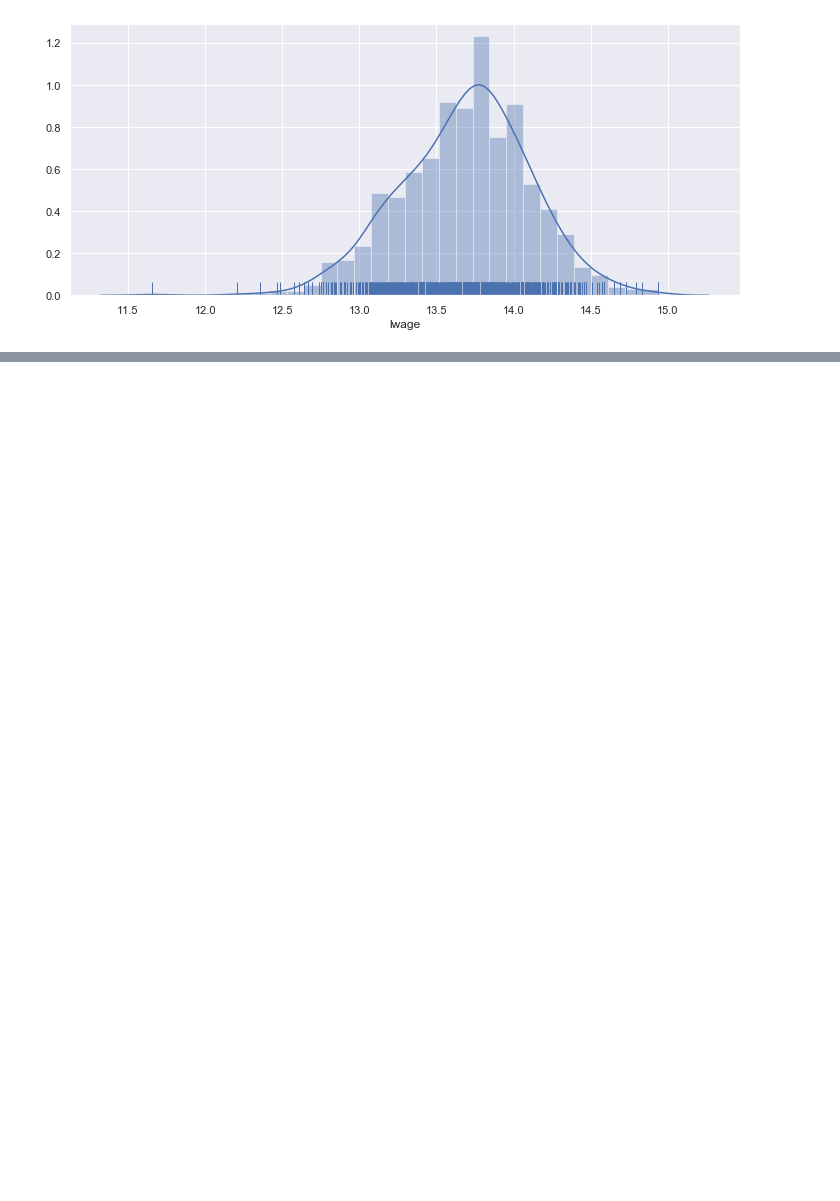
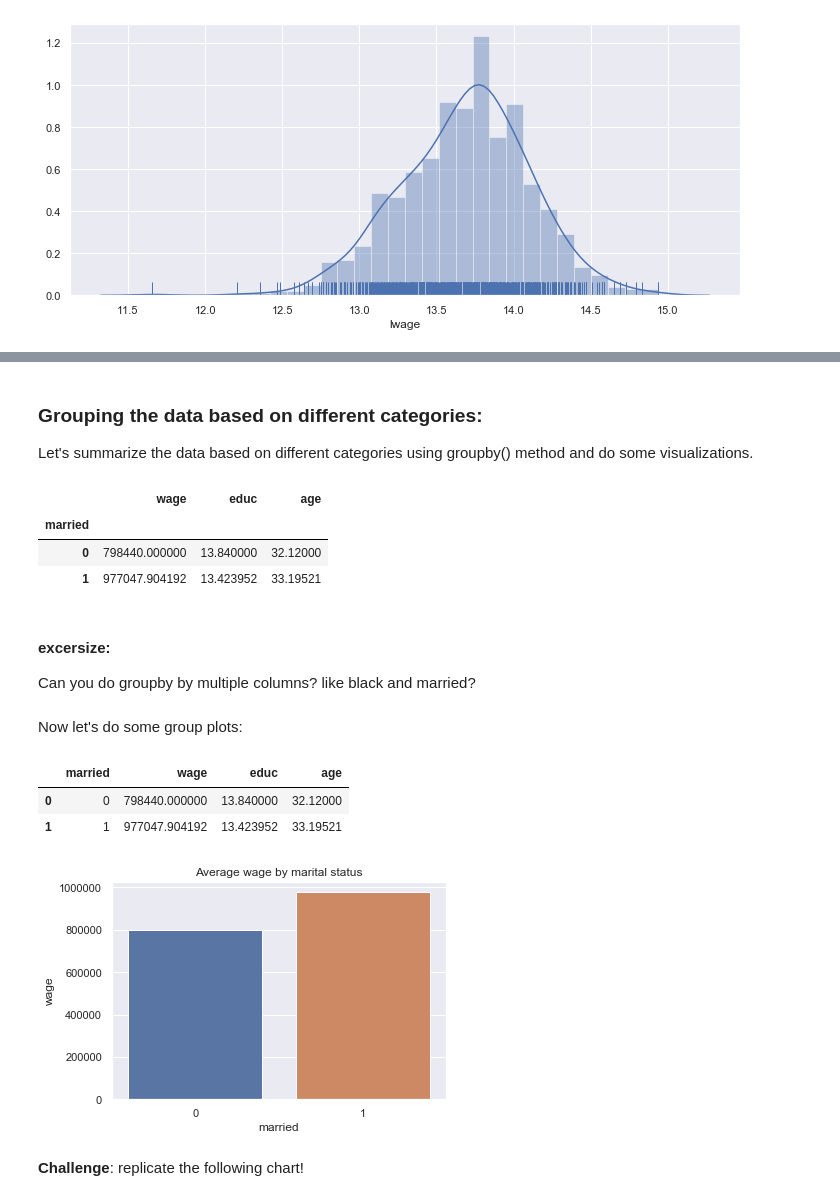
Before and after one commit to PJalgotrader/ML-USU-SP21, a Jupyter notebook: Classes/Class 3- Python Crash Course/Class 3- EDA exercise/EDA_Wage.ipynb, the cells around one changed output, grey strips where cells are left out. Drawn from its saved outputs; the diff is of its cells as text; code cells hidden in the pictures; blank space fills up the shorter version.

```diff
--- a/Classes/Class 3- Python Crash Course/Class 3- EDA exercise/EDA_Wage.ipynb
+++ b/Classes/Class 3- Python Crash Course/Class 3- EDA exercise/EDA_Wage.ipynb
@@ -193,0 +252,31 @@ df2.head()
+# %% [markdown]
+### Grouping the data based on different categories:
+
+Let's summarize the data based on different categories using groupby() method and do some visualizations.
+# %%
+df[['wage','educ','age','black','married']].groupby(by=['married']).mean()
+# %% [output]
+|  | wage | educ | age |
+| married |  |  |  |
+| 0 | 798440.000000 | 13.840000 | 32.12000 |
+| 1 | 977047.904192 | 13.423952 | 33.19521 |
+# %% [markdown]
+#### excersize:
+Can you do groupby by multiple columns? like black and married?
+# %% [markdown]
+Now let's do some group plots:
+# %%
+df_group_married = df[['wage','educ','age','black','married']].groupby(by=['married']).mean().reset_index()
+df_group_married
+# %% [output]
+|  | married | wage | educ | age |
+| 0 | 0 | 798440.000000 | 13.840000 | 32.12000 |
+| 1 | 1 | 977047.904192 | 13.423952 | 33.19521 |
+# %%
+sns.barplot(y='wage', x='married', data=df_group_married)
+plt.title('Average wage by marital status')
+plt.show()
+# %% [output]
+[figure, added]
+# %% [markdown]
+**Challenge**: replicate the following chart!
```
Also changed, not shown: parts of 31 cells of this notebook.
